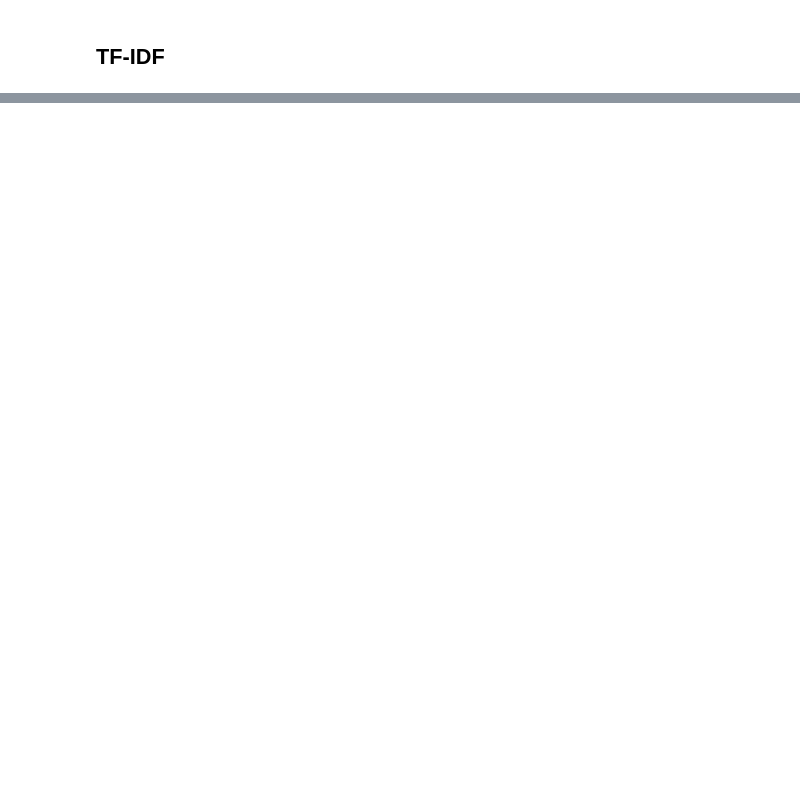
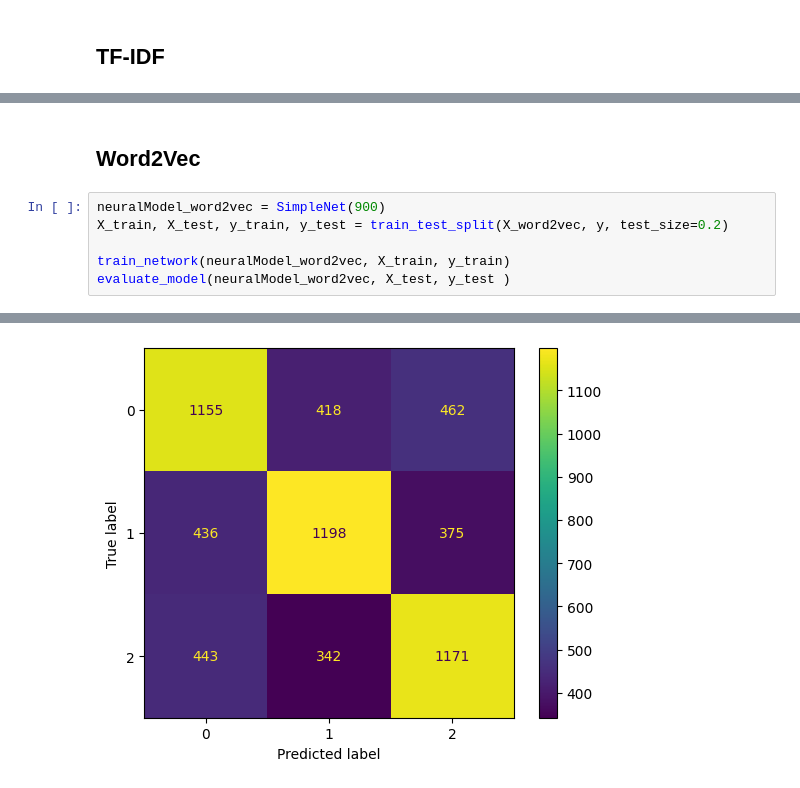
Before and after one commit to Sitaarz/AdvancedDataMining, a Jupyter notebook: src/model_training/test_models.ipynb, the cells around one changed output, grey strips where cells are left out. Drawn from its saved outputs; the diff is of its cells as text; blank space fills up the shorter version.

```diff
--- a/src/model_training/test_models.ipynb
+++ b/src/model_training/test_models.ipynb
@@ -142,0 +474,9 @@ confusion_matrix_display.plot()
+# %% [markdown]
+## Word2Vec
+# %%
+neuralModel_word2vec = SimpleNet(900)
+X_train, X_test, y_train, y_test = train_test_split(X_word2vec, y, test_size=0.2)
+
+train_network(neuralModel_word2vec, X_train, y_train)
+evaluate_model(neuralModel_word2vec, X_test, y_test )
+# %% [output]
@@ -142,0 +500 @@ confusion_matrix_display.plot()
+[figure, added]
```
Also changed, not shown: parts of 32 cells of this notebook.
